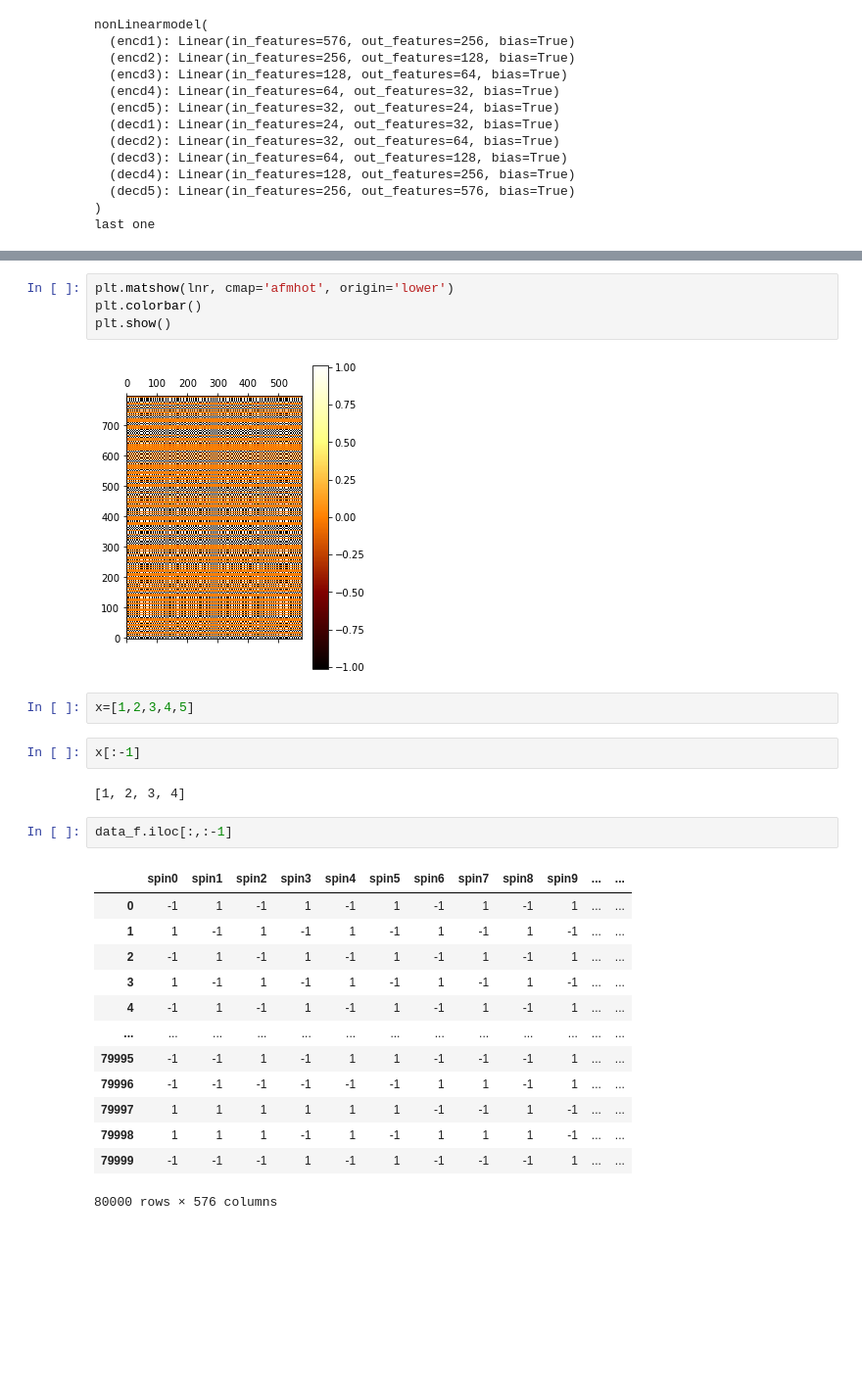
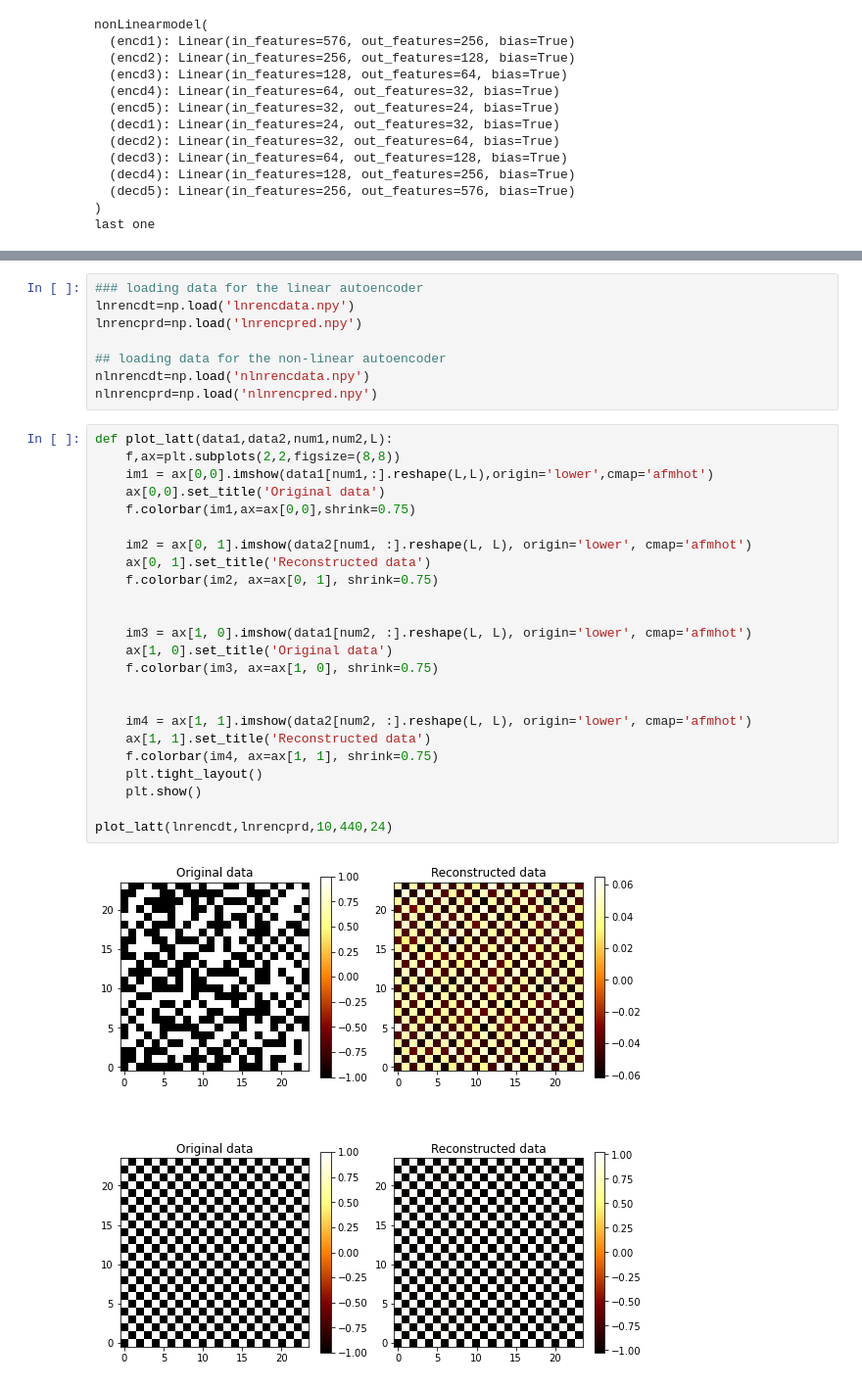
Before and after one commit to Shashi1a/pytorch, a Jupyter notebook: autoencoder.ipynb, the cells around one changed output, grey strips where cells are left out. Shown at 98% size. Saved outputs shown, nothing was run; the diff lists cells and outputs as text; blank space fills up the shorter version.

```diff
--- a/autoencoder.ipynb
+++ b/autoencoder.ipynb
@@ -326,28 +306,34 @@ plt.show()
-# %%
-plt.matshow(lnr, cmap='afmhot', origin='lower')
-plt.colorbar()
-plt.show()
-# %% [output]
-[figure, removed]
-# %%
-x=[1,2,3,4,5]
-# %%
-x[:-1]
-# %% [output]
-[1, 2, 3, 4]
-# %%
-data_f.iloc[:,:-1]
-# %% [output]
-|  | spin0 | spin1 | spin2 | spin3 | spin4 | spin5 | spin6 | spin7 | spin8 | spin9 | ... | ... |
-| 0 | -1 | 1 | -1 | 1 | -1 | 1 | -1 | 1 | -1 | 1 | ... | ... |
-| 1 | 1 | -1 | 1 | -1 | 1 | -1 | 1 | -1 | 1 | -1 | ... | ... |
-| 2 | -1 | 1 | -1 | 1 | -1 | 1 | -1 | 1 | -1 | 1 | ... | ... |
-| 3 | 1 | -1 | 1 | -1 | 1 | -1 | 1 | -1 | 1 | -1 | ... | ... |
-| 4 | -1 | 1 | -1 | 1 | -1 | 1 | -1 | 1 | -1 | 1 | ... | ... |
-| ... | ... | ... | ... | ... | ... | ... | ... | ... | ... | ... | ... | ... |
-| 79995 | -1 | -1 | 1 | -1 | 1 | 1 | -1 | -1 | -1 | 1 | ... | ... |
-| 79996 | -1 | -1 | -1 | -1 | -1 | -1 | 1 | 1 | -1 | 1 | ... | ... |
-| 79997 | 1 | 1 | 1 | 1 | 1 | 1 | -1 | -1 | 1 | -1 | ... | ... |
-| 79998 | 1 | 1 | 1 | -1 | 1 | -1 | 1 | 1 | 1 | -1 | ... | ... |
-| 79999 | -1 | -1 | -1 | 1 | -1 | 1 | -1 | -1 | -1 | 1 | ... | ... |
-80000 rows × 576 columns
+# %%
+### loading data for the linear autoencoder
+lnrencdt=np.load('lnrencdata.npy')
+lnrencprd=np.load('lnrencpred.npy')
+
+## loading data for the non-linear autoencoder
+nlnrencdt=np.load('nlnrencdata.npy')
+nlnrencprd=np.load('nlnrencpred.npy')
+# %%
+def plot_latt(data1,data2,num1,num2,L):
+    f,ax=plt.subplots(2,2,figsize=(8,8))
+    im1 = ax[0,0].imshow(data1[num1,:].reshape(L,L),origin='lower',cmap='afmhot')
+    ax[0,0].set_title('Original data')
+    f.colorbar(im1,ax=ax[0,0],shrink=0.75)
+
+    im2 = ax[0, 1].imshow(data2[num1, :].reshape(L, L), origin='lower', cmap='afmhot')
+    ax[0, 1].set_title('Reconstructed data')
+    f.colorbar(im2, ax=ax[0, 1], shrink=0.75)
+
+
+    im3 = ax[1, 0].imshow(data1[num2, :].reshape(L, L), origin='lower', cmap='afmhot')
+    ax[1, 0].set_title('Original data')
+    f.colorbar(im3, ax=ax[1, 0], shrink=0.75)
+
+
+    im4 = ax[1, 1].imshow(data2[num2, :].reshape(L, L), origin='lower', cmap='afmhot')
+    ax[1, 1].set_title('Reconstructed data')
+    f.colorbar(im4, ax=ax[1, 1], shrink=0.75)
+    plt.tight_layout()
+    plt.show()
+
+plot_latt(lnrencdt,lnrencprd,10,440,24)
+# %% [output]
+[figure, added]
```
Also changed, not shown: parts of 7 cells of this notebook.
